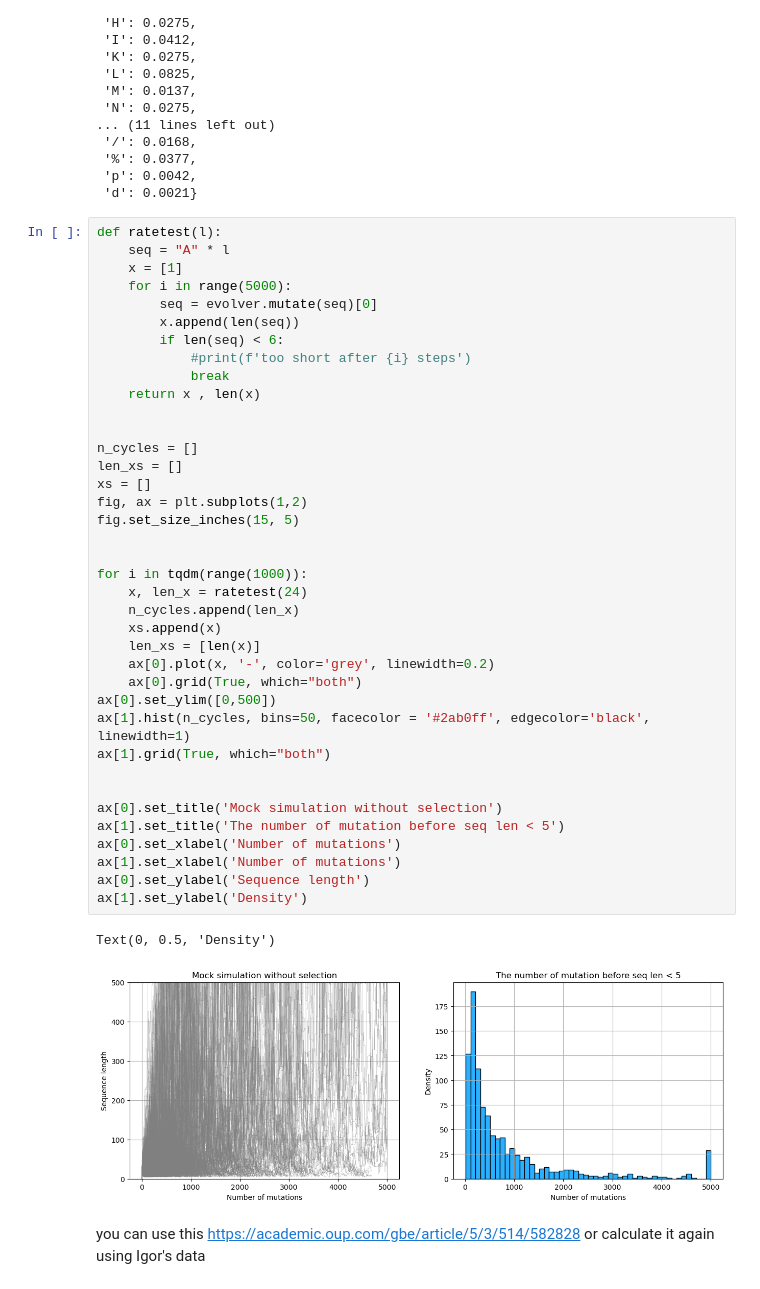
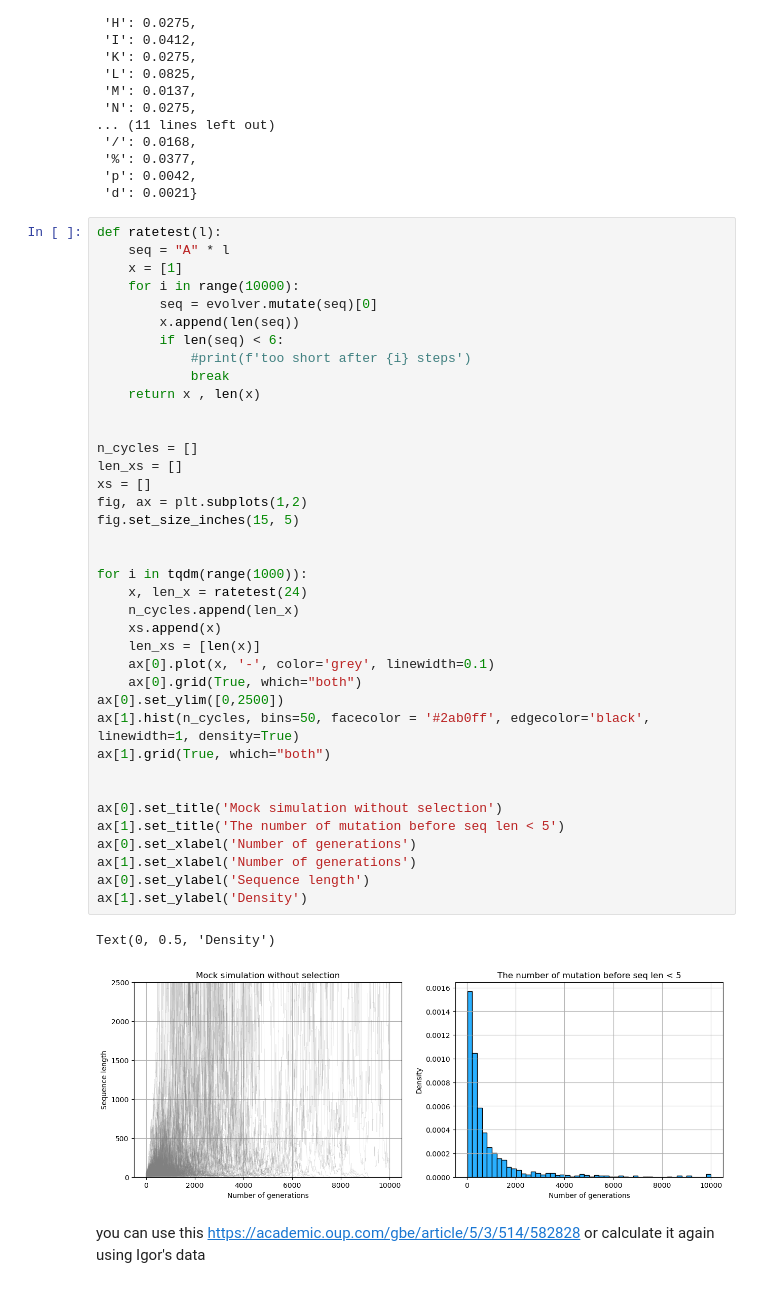
Before and after one commit to sahakyanhk/pfes, a Jupyter notebook: jupyter/ratetest.ipynb, the cells around one changed output. Saved outputs shown, nothing was run; the diff lists cells and outputs as text.

```diff
--- a/jupyter/ratetest.ipynb
+++ b/jupyter/ratetest.ipynb
@@ -41,43 +41,43 @@ evolver = Evolver('codonrates')
 def ratetest(l):
     seq = "A" * l
     x = [1]
-    for i in range(5000):
+    for i in range(10000):
         seq = evolver.mutate(seq)[0]
         x.append(len(seq))
         if len(seq) < 6:
             #print(f'too short after {i} steps')
             break
     return x , len(x)
 
 
 n_cycles = []
 len_xs = []
 xs = []
 fig, ax = plt.subplots(1,2)
 fig.set_size_inches(15, 5)
 
 
 for i in tqdm(range(1000)):
     x, len_x = ratetest(24)
     n_cycles.append(len_x)
     xs.append(x)
     len_xs = [len(x)]
-    ax[0].plot(x, '-', color='grey', linewidth=0.2)
+    ax[0].plot(x, '-', color='grey', linewidth=0.1)
     ax[0].grid(True, which="both")
-ax[0].set_ylim([0,500])
-ax[1].hist(n_cycles, bins=50, facecolor = '#2ab0ff', edgecolor='black', linewidth=1)
+ax[0].set_ylim([0,2500])
+ax[1].hist(n_cycles, bins=50, facecolor = '#2ab0ff', edgecolor='black', linewidth=1, density=True)
 ax[1].grid(True, which="both")
 
 
 ax[0].set_title('Mock simulation without selection')
 ax[1].set_title('The number of mutation before seq len < 5')
-ax[0].set_xlabel('Number of mutations')
-ax[1].set_xlabel('Number of mutations')
+ax[0].set_xlabel('Number of generations')
+ax[1].set_xlabel('Number of generations')
 ax[0].set_ylabel('Sequence length')
 ax[1].set_ylabel('Density')
 # %% [output]
 Text(0, 0.5, 'Density')
-[figure, old version]
+[figure, new version]
 # %% [markdown]
 
 you can use this https://academic.oup.com/gbe/article/5/3/514/582828
```
Also changed, not shown: 5 other files.
